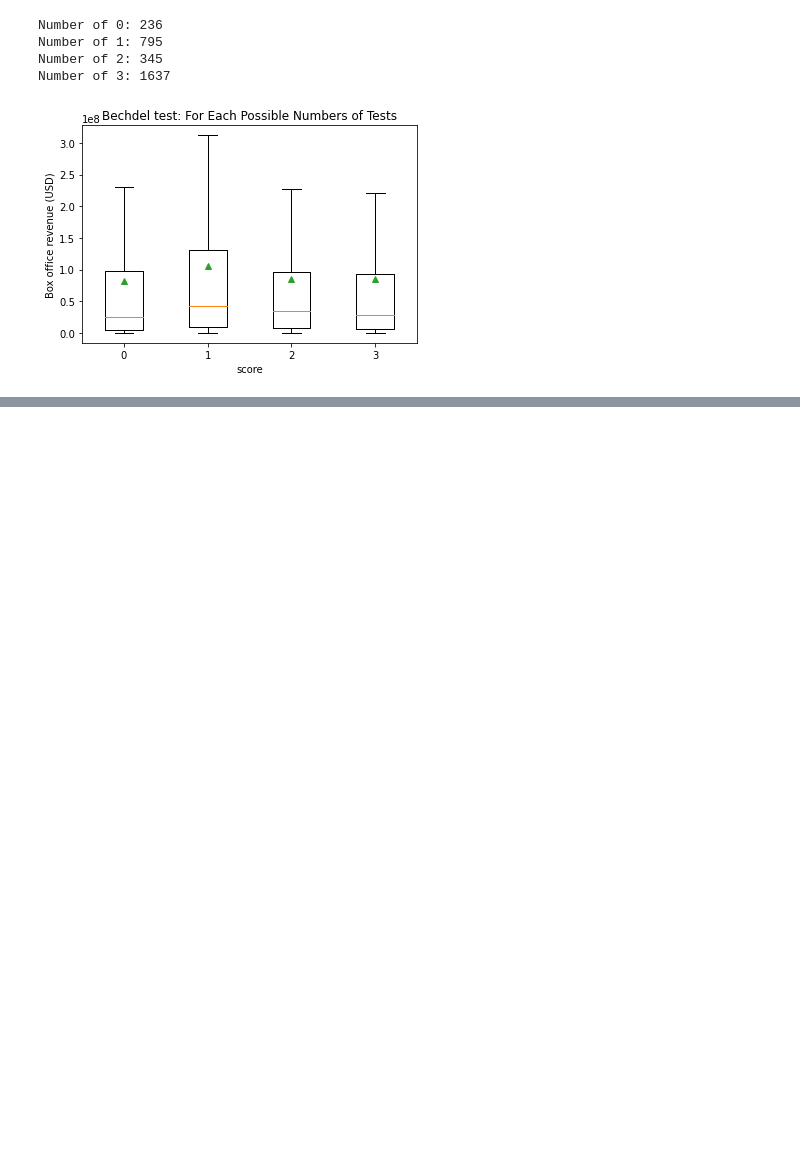
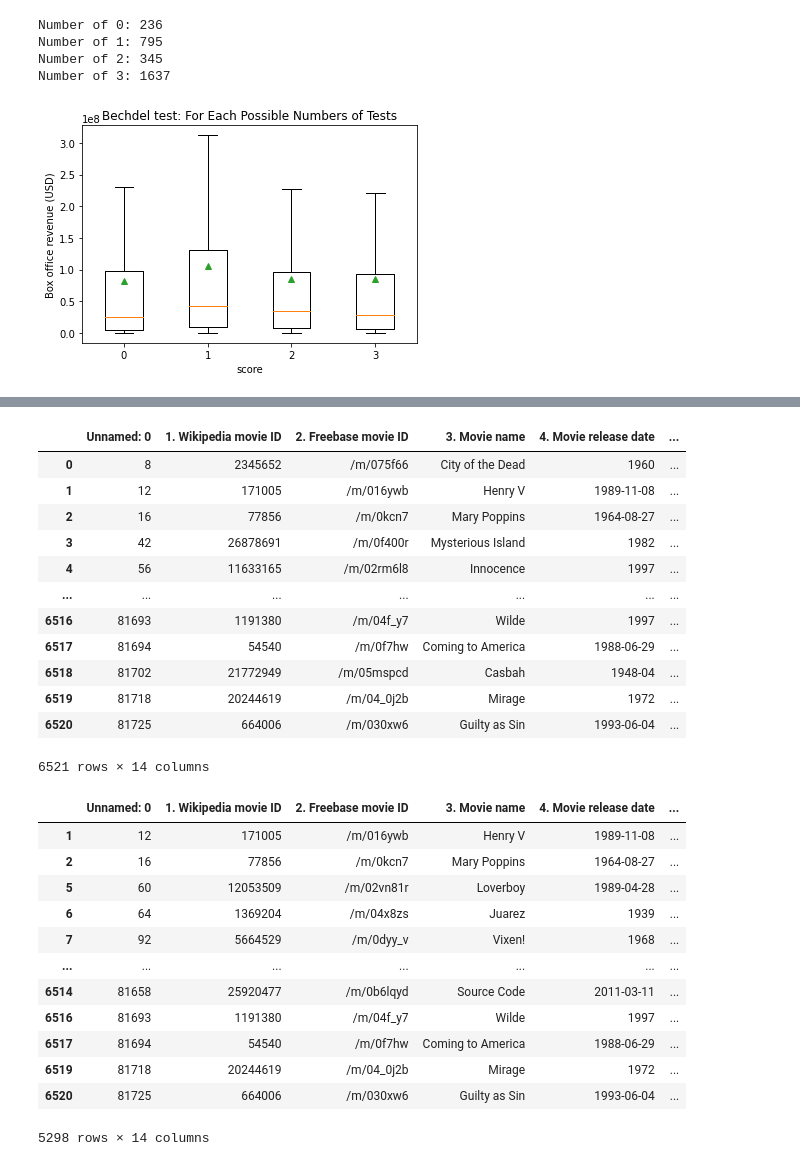
Before and after one commit to epfl-ada/ada-2023-project-pandamonium, a Jupyter notebook: Milestone_P2.ipynb, the cells around one changed output, grey strips where cells are left out. Saved outputs shown, nothing was run; the diff lists cells and outputs as text; code cells hidden in the pictures; blank space fills up the shorter version.

```diff
--- a/Milestone_P2.ipynb
+++ b/Milestone_P2.ipynb
@@ -522,3 +526,6 @@ Number of 1: 795
 Number of 2: 345
 Number of 3: 1637
 [figure]
+# %%
+plot_summaries=pd.read_csv('../ada-2023-project-pandamonium/MovieSummaries/plot_summaries.txt', sep='\t', header=None, names=['id', 'plot_summary'])
+plot_summaries.head()
@@ -524,0 +572,35 @@ Number of 3: 1637
+# %%
+sentiments = sentiments.rename(columns={'index': '1. Wikipedia movie ID'})
+
+movie_metadata_sentiments=movie_metadata.copy(deep=True)
+movie_metadata_sentiments = pd.merge(movie_metadata_sentiments, sentiments, on='1. Wikipedia movie ID', how='left')
+display(movie_metadata_sentiments)
+movie_metadata_sentiments=movie_metadata_sentiments.dropna(subset=["negative"])
+display(movie_metadata_sentiments)
+# %% [output]
+|  | Unnamed: 0 | 1. Wikipedia movie ID | 2. Freebase movie ID | 3. Movie name | 4. Movie release date | ... |
+| 0 | 8 | 2345652 | /m/075f66 | City of the Dead | 1960 | ... |
+| 1 | 12 | 171005 | /m/016ywb | Henry V | 1989-11-08 | ... |
+| 2 | 16 | 77856 | /m/0kcn7 | Mary Poppins | 1964-08-27 | ... |
+| 3 | 42 | 26878691 | /m/0f400r | Mysterious Island | 1982 | ... |
+| 4 | 56 | 11633165 | /m/02rm6l8 | Innocence | 1997 | ... |
+| ... | ... | ... | ... | ... | ... | ... |
+| 6516 | 81693 | 1191380 | /m/04f_y7 | Wilde | 1997 | ... |
+| 6517 | 81694 | 54540 | /m/0f7hw | Coming to America | 1988-06-29 | ... |
+| 6518 | 81702 | 21772949 | /m/05mspcd | Casbah | 1948-04 | ... |
+| 6519 | 81718 | 20244619 | /m/04_0j2b | Mirage | 1972 | ... |
+| 6520 | 81725 | 664006 | /m/030xw6 | Guilty as Sin | 1993-06-04 | ... |
+6521 rows × 14 columns
+|  | Unnamed: 0 | 1. Wikipedia movie ID | 2. Freebase movie ID | 3. Movie name | 4. Movie release date | ... |
+| 1 | 12 | 171005 | /m/016ywb | Henry V | 1989-11-08 | ... |
+| 2 | 16 | 77856 | /m/0kcn7 | Mary Poppins | 1964-08-27 | ... |
+| 5 | 60 | 12053509 | /m/02vn81r | Loverboy | 1989-04-28 | ... |
+| 6 | 64 | 1369204 | /m/04x8zs | Juarez | 1939 | ... |
+| 7 | 92 | 5664529 | /m/0dyy_v | Vixen! | 1968 | ... |
+| ... | ... | ... | ... | ... | ... | ... |
+| 6514 | 81658 | 25920477 | /m/0b6lqyd | Source Code | 2011-03-11 | ... |
+| 6516 | 81693 | 1191380 | /m/04f_y7 | Wilde | 1997 | ... |
+| 6517 | 81694 | 54540 | /m/0f7hw | Coming to America | 1988-06-29 | ... |
+| 6519 | 81718 | 20244619 | /m/04_0j2b | Mirage | 1972 | ... |
+| 6520 | 81725 | 664006 | /m/030xw6 | Guilty as Sin | 1993-06-04 | ... |
+5298 rows × 14 columns
```
Also changed, not shown: parts of 4 cells of this notebook.
